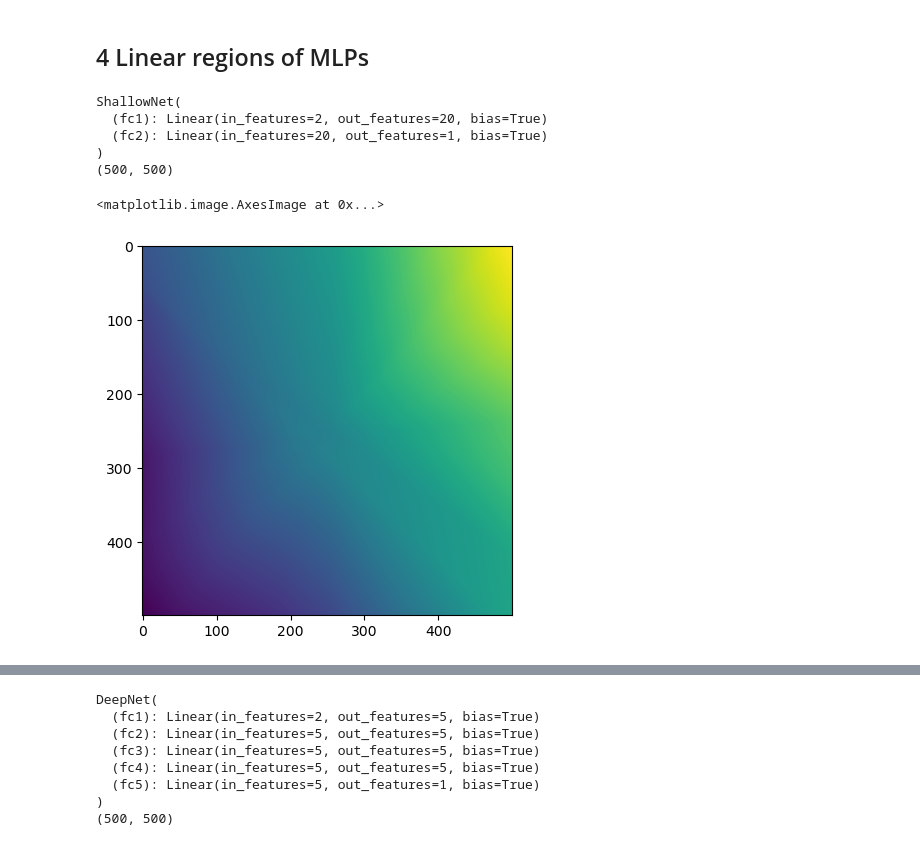
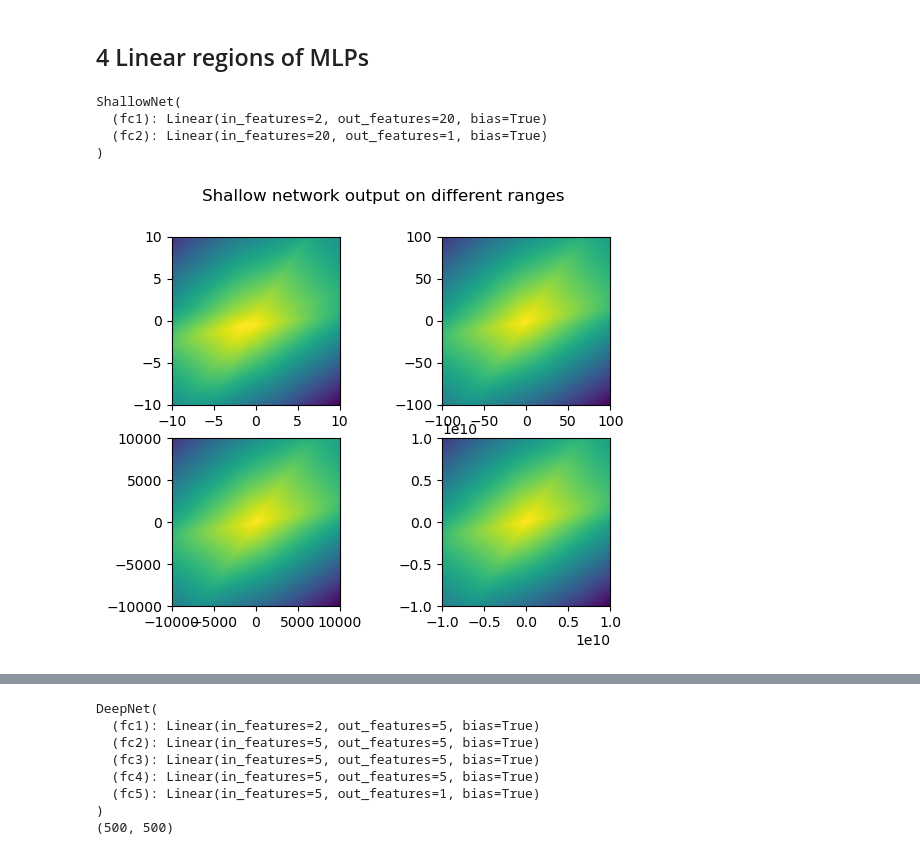
Before and after one commit to emironovich/mlph_w24, a Jupyter notebook: sheet05/sheet05.ipynb, the cells around one changed output, grey strips where cells are left out. Cells and saved outputs as stored; diff of their text form; code cells hidden in the pictures.

Commit message:
Add more graphs for #4 (b) and (c)

```diff
--- a/sheet05/sheet05.ipynb
+++ b/sheet05/sheet05.ipynb
@@ -151,20 +151,28 @@ class ShallowNet(nn.Module):
 
 shallow_nn = ShallowNet()
 print(shallow_nn)
-
-fig, ax = plt.subplots(1, 1)
-x1_all = np.linspace(-10, 10, 500)
-x2_all = np.linspace(-10, 10, 500)
-
-shallow_val = np.array([[shallow_nn(torch.tensor([x1, x2], dtype=torch.float32)).item() for x1 in x1_all] for x2 in x2_all])
-print(shallow_val.shape)
-
-ax.imshow(shallow_val)
 # %% [output]
 ShallowNet(
   (fc1): Linear(in_features=2, out_features=20, bias=True)
   (fc2): Linear(in_features=20, out_features=1, bias=True)
 )
-(500, 500)
-<matplotlib.image.AxesImage at 0x...>
-[figure, removed]
+# %%
+ranges = [(-10, 10), (-1e2, 1e2), (-1e4, 1e4), (-1e10, 1e10)]
+fig, ax = plt.subplots(len(ranges) // 2, 2)
+
+shallow_vals = []
+
+for i, x_range in enumerate(ranges):
+    x1_all = np.linspace(x_range[0], x_range[1], 500)
+    x2_all = np.linspace(x_range[0], x_range[1], 500)
+
+    val = np.array([[shallow_nn(torch.tensor([x1, x2], dtype=torch.float32)).item() for x1 in x1_all] for x2 in x2_all])
+    shallow_vals.append(val)
+
+    ax[i // 2, i % 2].imshow(val, extent=[x_range[0], x_range[1], x_range[0], x_range[1]])
+
+fig.suptitle("Shallow network output on different ranges")
+
+plt.show()
+# %% [output]
+[figure, added]
```
Also changed, not shown: parts of 4 cells of this notebook.
